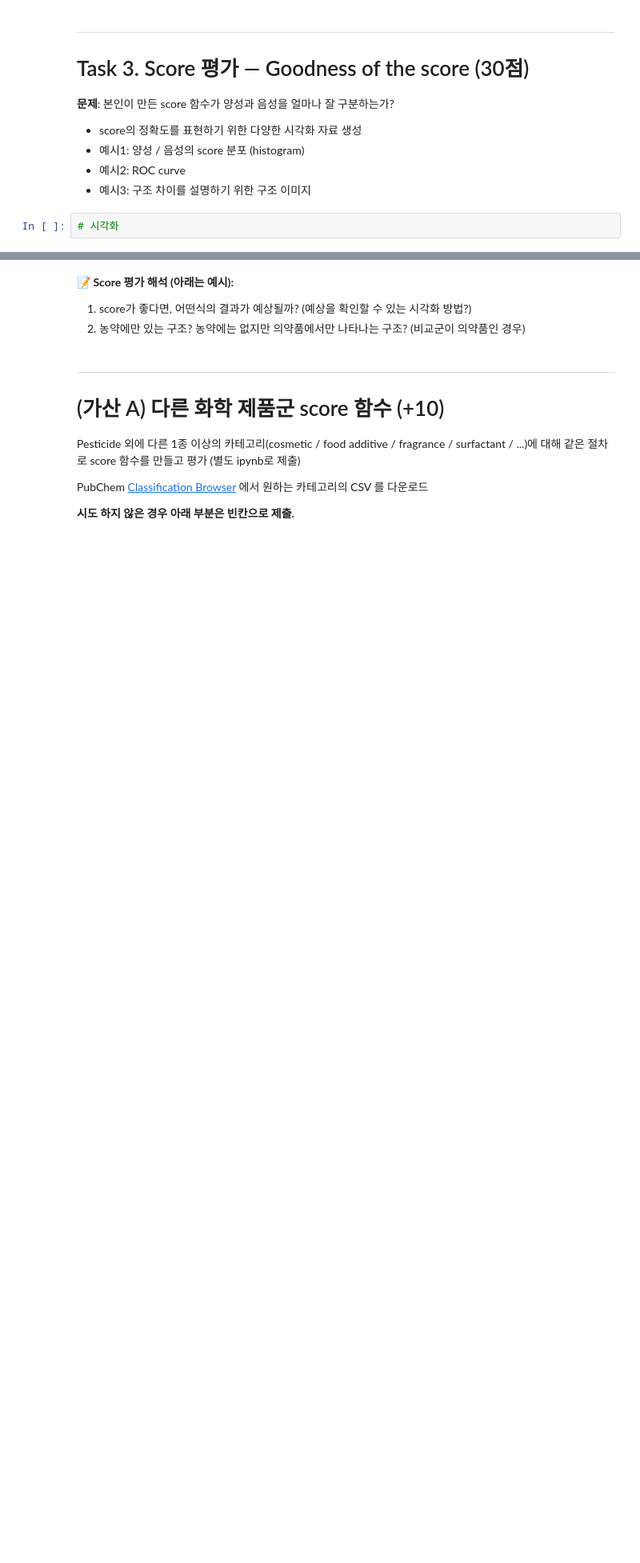
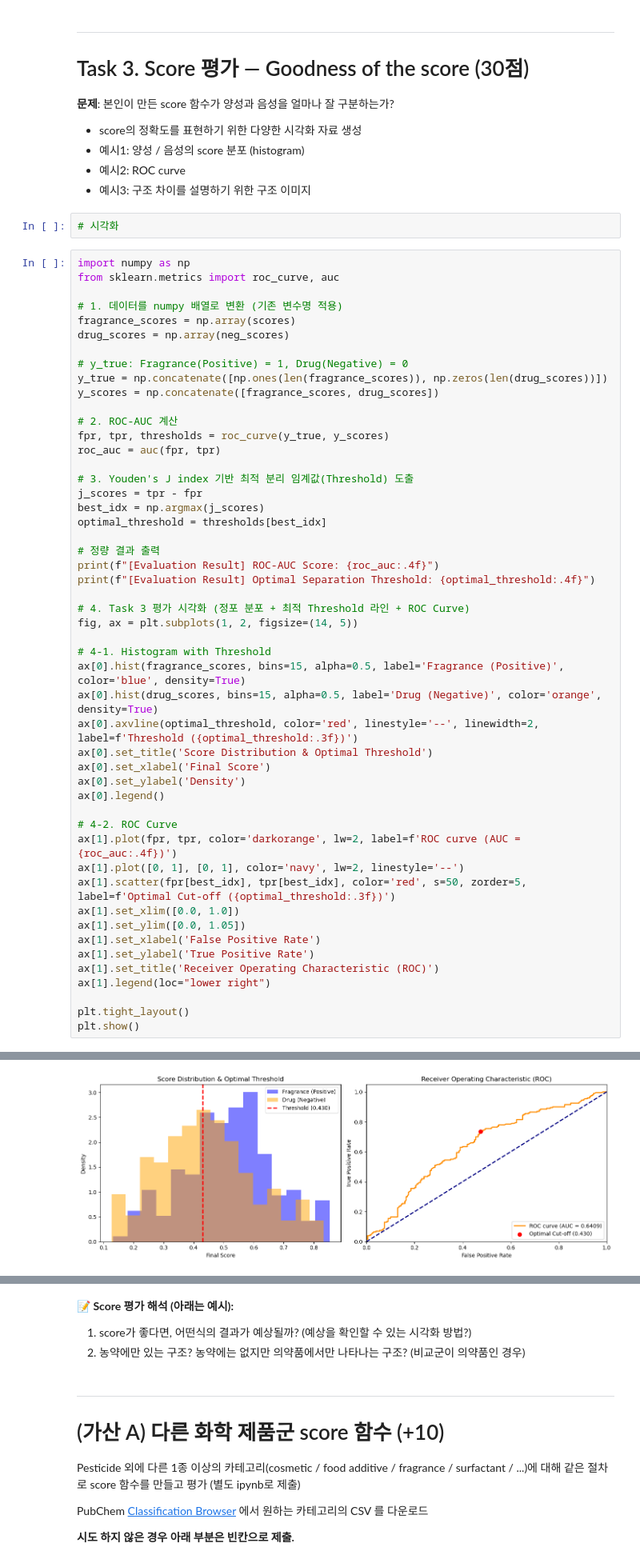
Before and after one commit to Hyeji-Shin-lab/2026-Algorithm, a Jupyter notebook: 신혜지_20251259_화학제품군.ipynb, the cells around one changed output, grey strips where cells are left out. Shown at 80% size. Drawn from its saved outputs; the diff is of its cells as text; blank space fills up the shorter version.

```diff
--- a/신혜지_20251259_화학제품군.ipynb
+++ b/신혜지_20251259_화학제품군.ipynb
@@ -846,3 +889,54 @@ plt.show()
 - 예시3: 구조 차이를 설명하기 위한 구조 이미지
 # %%
 # 시각화
+# %%
+import numpy as np
+from sklearn.metrics import roc_curve, auc
+
+# 1. 데이터를 numpy 배열로 변환 (기존 변수명 적용)
+fragrance_scores = np.array(scores)
+drug_scores = np.array(neg_scores)
+
+# y_true: Fragrance(Positive) = 1, Drug(Negative) = 0
+y_true = np.concatenate([np.ones(len(fragrance_scores)), np.zeros(len(drug_scores))])
+y_scores = np.concatenate([fragrance_scores, drug_scores])
+
+# 2. ROC-AUC 계산
+fpr, tpr, thresholds = roc_curve(y_true, y_scores)
+roc_auc = auc(fpr, tpr)
+
+# 3. Youden's J index 기반 최적 분리 임계값(Threshold) 도출
+j_scores = tpr - fpr
+best_idx = np.argmax(j_scores)
+optimal_threshold = thresholds[best_idx]
+
+# 정량 결과 출력
+print(f"[Evaluation Result] ROC-AUC Score: {roc_auc:.4f}")
+print(f"[Evaluation Result] Optimal Separation Threshold: {optimal_threshold:.4f}")
+
+# 4. Task 3 평가 시각화 (정포 분포 + 최적 Threshold 라인 + ROC Curve)
+fig, ax = plt.subplots(1, 2, figsize=(14, 5))
+
+# 4-1. Histogram with Threshold
+ax[0].hist(fragrance_scores, bins=15, alpha=0.5, label='Fragrance (Positive)', color='blue', density=True)
+ax[0].hist(drug_scores, bins=15, alpha=0.5, label='Drug (Negative)', color='orange', density=True)
+ax[0].axvline(optimal_threshold, color='red', linestyle='--', linewidth=2, label=f'Threshold ({optimal_threshold:.3f})')
+ax[0].set_title('Score Distribution & Optimal Threshold')
+ax[0].set_xlabel('Final Score')
+ax[0].set_ylabel('Density')
+ax[0].legend()
+
+# 4-2. ROC Curve
+ax[1].plot(fpr, tpr, color='darkorange', lw=2, label=f'ROC curve (AUC = {roc_auc:.4f})')
+ax[1].plot([0, 1], [0, 1], color='navy', lw=2, linestyle='--')
+ax[1].scatter(fpr[best_idx], tpr[best_idx], color='red', s=50, zorder=5, label=f'Optimal Cut-off ({optimal_threshold:.3f})')
+ax[1].set_xlim([0.0, 1.0])
+ax[1].set_ylim([0.0, 1.05])
+ax[1].set_xlabel('False Positive Rate')
+ax[1].set_ylabel('True Positive Rate')
+ax[1].set_title('Receiver Operating Characteristic (ROC)')
+ax[1].legend(loc="lower right")
+
+plt.tight_layout()
+plt.show()
+# %% [output]
@@ -848,0 +945 @@ plt.show()
+[figure, added]
```
Also changed, not shown: parts of 16 cells of this notebook.
